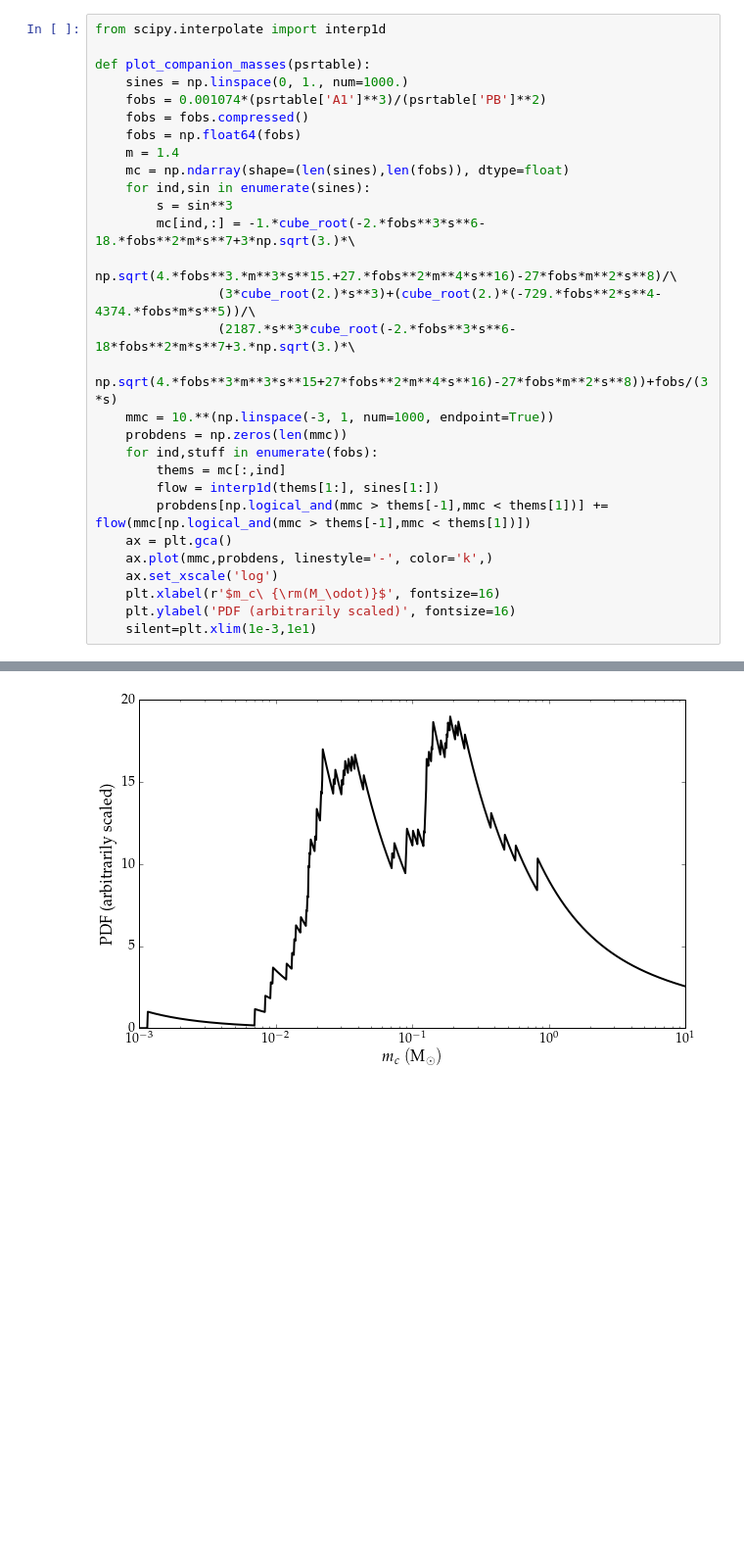
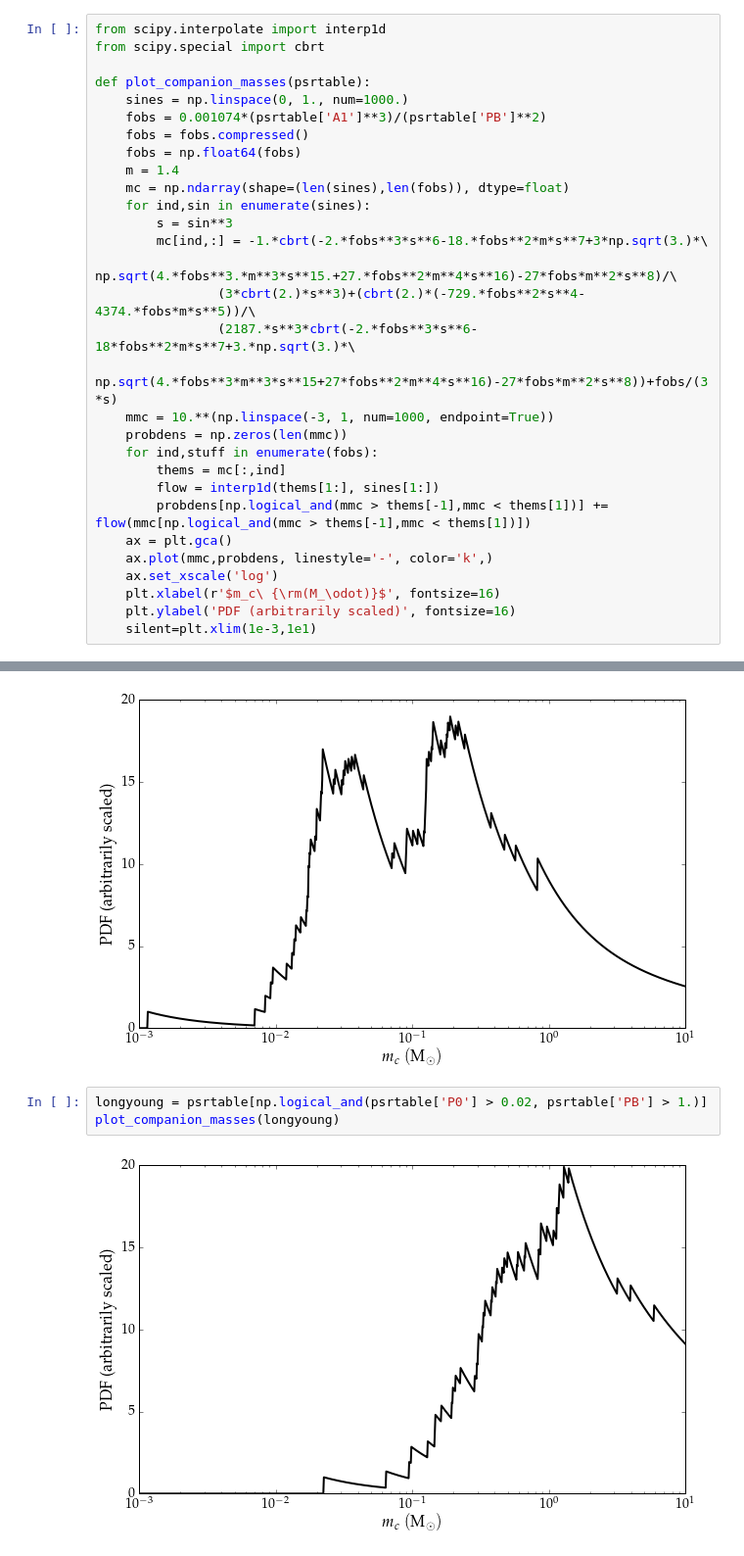
Before and after one commit to astrophysically/ATNF-Pulsar-Cat, a Jupyter notebook: ATNF.ipynb, the cells around one changed output, grey strips where cells are left out. Shown at 98% size. Drawn from its saved outputs; the diff is of its cells as text; blank space fills up the shorter version.

```diff
--- a/ATNF.ipynb
+++ b/ATNF.ipynb
@@ -274,5 +249,6 @@ if __name__ == "__main__":
 # %%
 from scipy.interpolate import interp1d
+from scipy.special import cbrt
 
 def plot_companion_masses(psrtable):
     sines = np.linspace(0, 1., num=1000.)
@@ -283,10 +259,10 @@ def plot_companion_masses(psrtable):
     mc = np.ndarray(shape=(len(sines),len(fobs)), dtype=float)
     for ind,sin in enumerate(sines):
         s = sin**3
-        mc[ind,:] = -1.*cube_root(-2.*fobs**3*s**6-18.*fobs**2*m*s**7+3*np.sqrt(3.)*\
+        mc[ind,:] = -1.*cbrt(-2.*fobs**3*s**6-18.*fobs**2*m*s**7+3*np.sqrt(3.)*\
                 np.sqrt(4.*fobs**3.*m**3*s**15.+27.*fobs**2*m**4*s**16)-27*fobs*m**2*s**8)/\
-                (3*cube_root(2.)*s**3)+(cube_root(2.)*(-729.*fobs**2*s**4-4374.*fobs*m*s**5))/\
-                (2187.*s**3*cube_root(-2.*fobs**3*s**6-18*fobs**2*m*s**7+3.*np.sqrt(3.)*\
+                (3*cbrt(2.)*s**3)+(cbrt(2.)*(-729.*fobs**2*s**4-4374.*fobs*m*s**5))/\
+                (2187.*s**3*cbrt(-2.*fobs**3*s**6-18*fobs**2*m*s**7+3.*np.sqrt(3.)*\
                 np.sqrt(4.*fobs**3*m**3*s**15+27*fobs**2*m**4*s**16)-27*fobs*m**2*s**8))+fobs/(3*s)
     mmc = 10.**(np.linspace(-3, 1, num=1000, endpoint=True))
     probdens = np.zeros(len(mmc))
@@ -320,3 +296,8 @@ millisec = psrtable[np.logical_and(psrtable['P0'] < 0.02, psrtable['PB'] < 1.)]
 plot_companion_masses(millisec)
 # %% [output]
 [figure]
+# %%
+longyoung = psrtable[np.logical_and(psrtable['P0'] > 0.02, psrtable['PB'] > 1.)]
+plot_companion_masses(longyoung)
+# %% [output]
+[figure, added]
```
Also changed, not shown: parts of 2 cells of this notebook.
